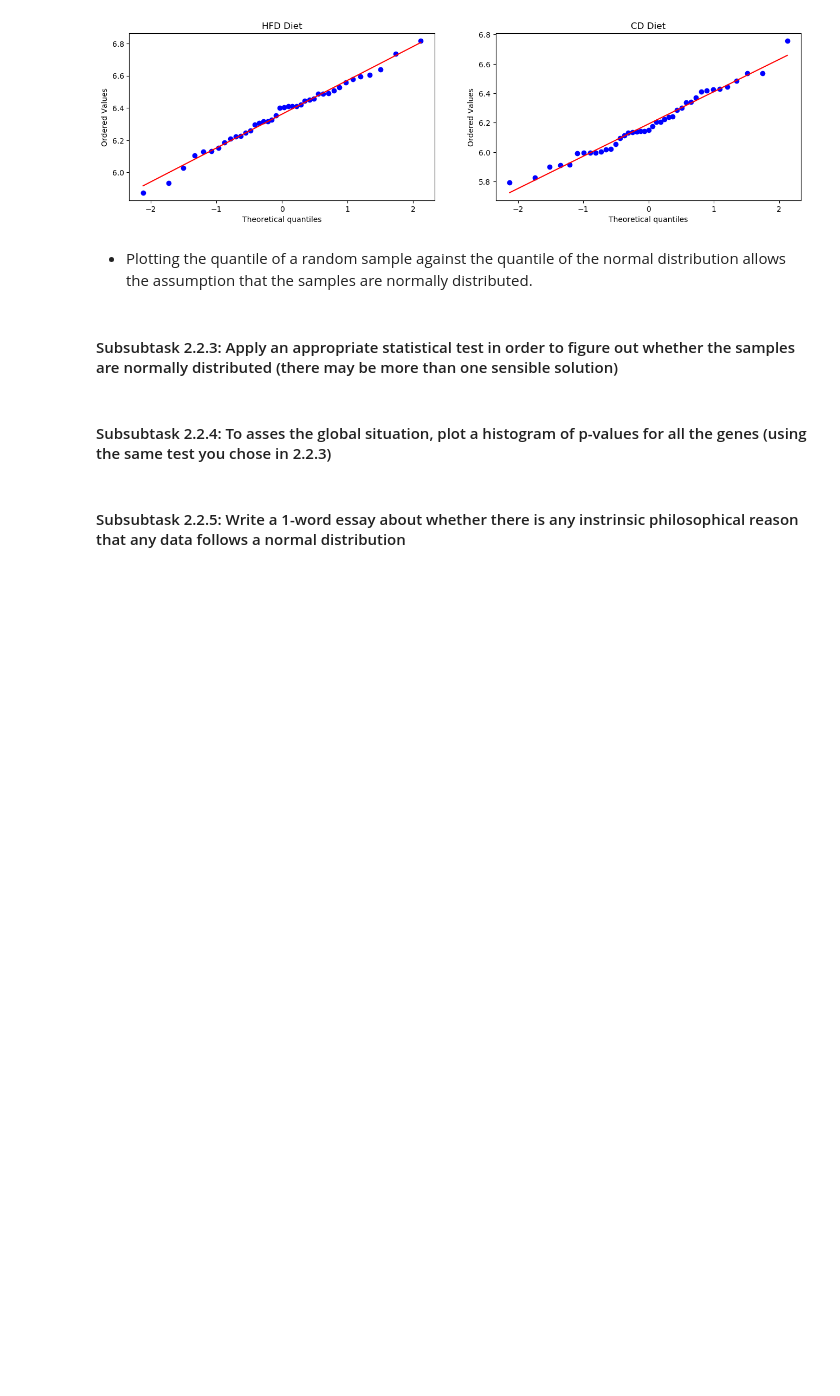
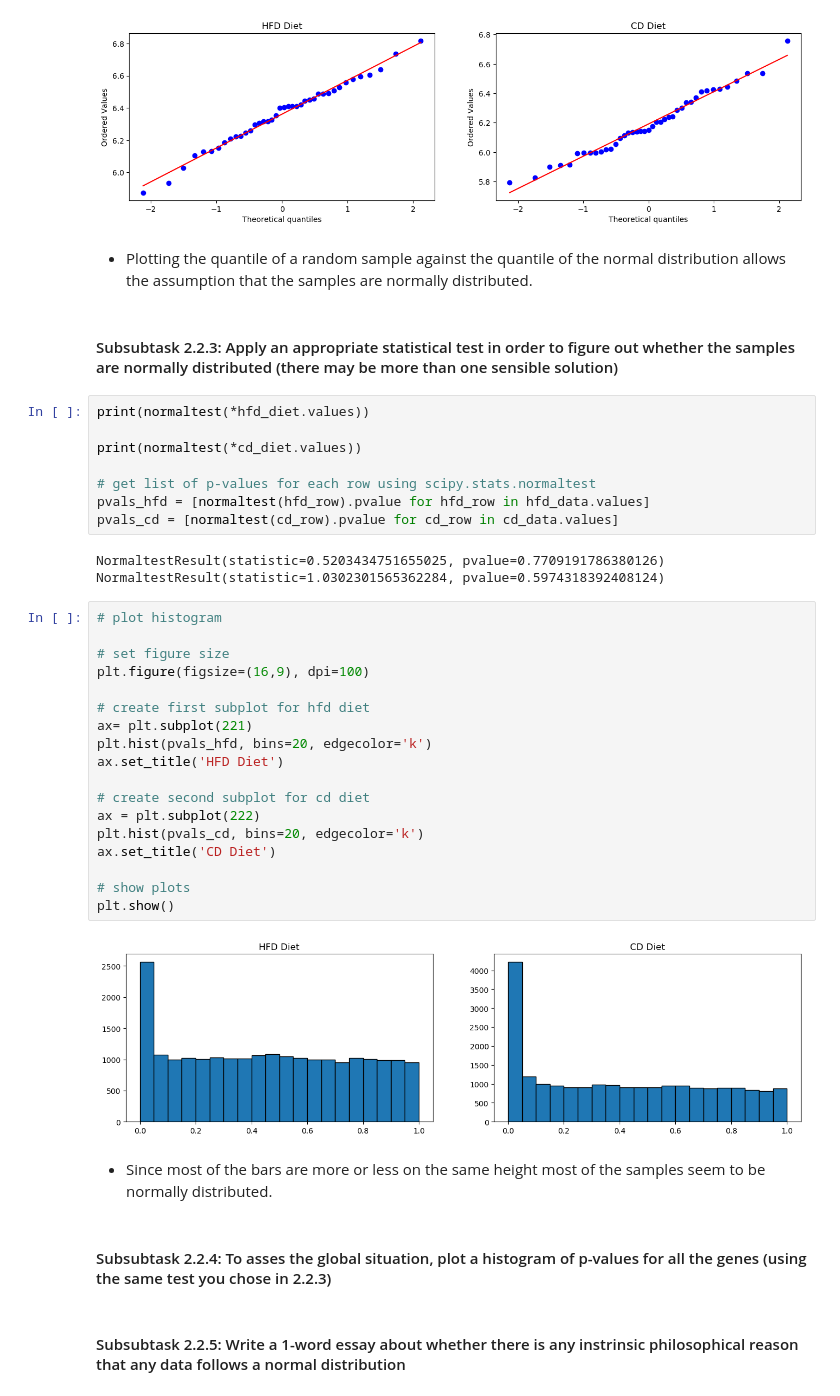
Before and after one commit to TrisKast/DataScience-Bioinformatics, a Jupyter notebook: notebooks/Day56_DE_Analysis.ipynb, the cells around one changed output. Drawn from its saved outputs; the diff is of its cells as text; blank space fills up the shorter version.

Commit message:
task 2.2.3 plot and interpretation

```diff
--- a/notebooks/Day56_DE_Analysis.ipynb
+++ b/notebooks/Day56_DE_Analysis.ipynb
@@ -299,6 +299,39 @@ plt.show()
 - Plotting the quantile of a random sample against the quantile of the normal distribution allows the assumption that the samples are normally distributed.
 # %% [markdown]
 #### Subsubtask 2.2.3: Apply an appropriate statistical test in order to figure out whether the samples are normally distributed (there may be more than one sensible solution)
+# %%
+print(normaltest(*hfd_diet.values))
+
+print(normaltest(*cd_diet.values))
+
+# get list of p-values for each row using scipy.stats.normaltest
+pvals_hfd = [normaltest(hfd_row).pvalue for hfd_row in hfd_data.values]
+pvals_cd = [normaltest(cd_row).pvalue for cd_row in cd_data.values]
+# %% [output]
+NormaltestResult(statistic=0.5203434751655025, pvalue=0.7709191786380126)
+NormaltestResult(statistic=1.0302301565362284, pvalue=0.5974318392408124)
+# %%
+# plot histogram
+
+# set figure size
+plt.figure(figsize=(16,9), dpi=100)
+
+# create first subplot for hfd diet
+ax= plt.subplot(221)
+plt.hist(pvals_hfd, bins=20, edgecolor='k')
+ax.set_title('HFD Diet')
+
+# create second subplot for cd diet
+ax = plt.subplot(222)
+plt.hist(pvals_cd, bins=20, edgecolor='k')
+ax.set_title('CD Diet')
+
+# show plots
+plt.show()
+# %% [output]
+[figure, added]
+# %% [markdown]
+- Since most of the bars are more or less on the same height most of the samples seem to be normally distributed.
 # %% [markdown]
 #### Subsubtask 2.2.4: To asses the global situation, plot a histogram of p-values for all the genes (using the same test you chose in 2.2.3)
 # %% [markdown]
```
Also changed, not shown: parts of 1 cell of this notebook.
